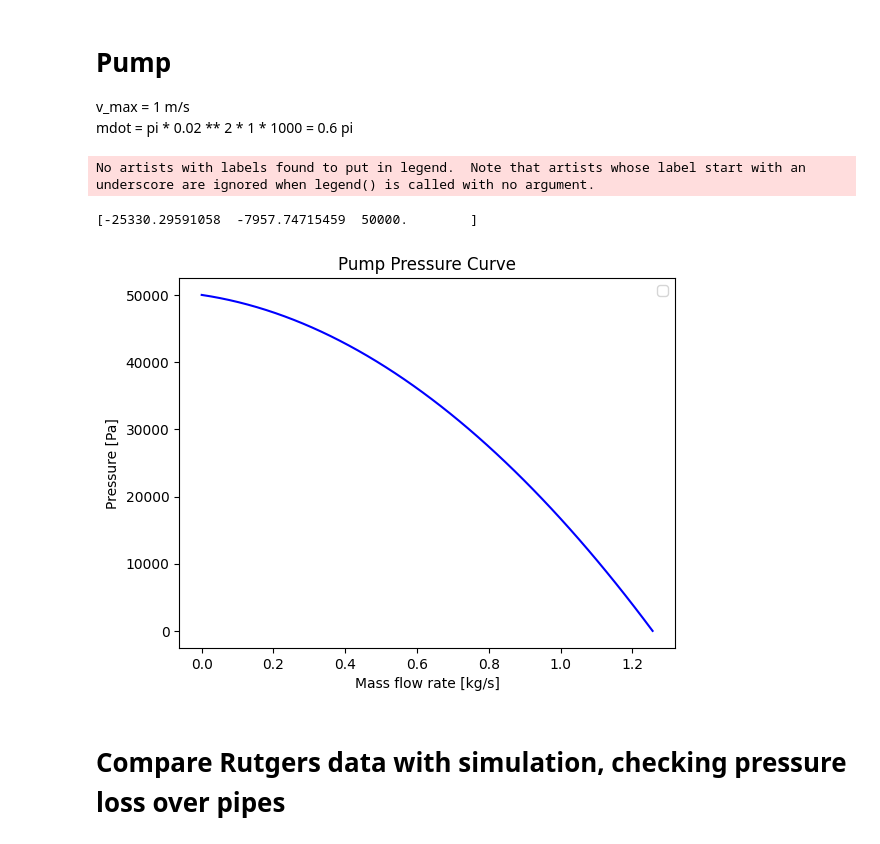
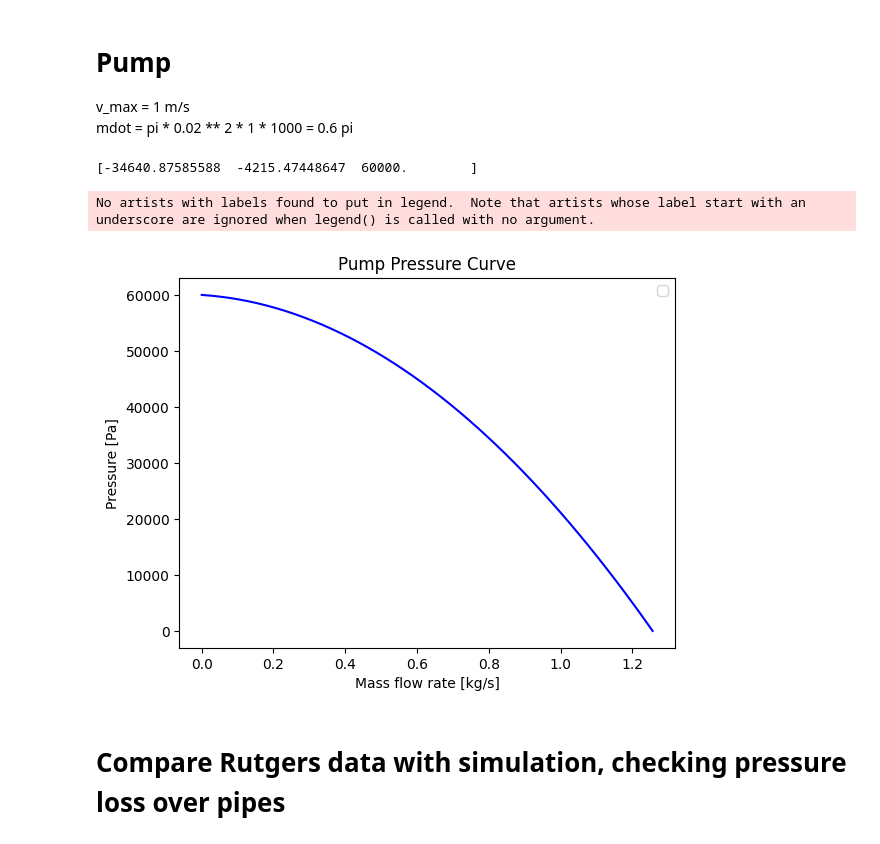
Before and after one commit to Pietervb2/thesis, a Jupyter notebook: obtain_realistic parameters.ipynb, the cells around one changed output. Drawn from its saved outputs; the diff is of its cells as text; code cells hidden in the pictures.

```diff
--- a/obtain_realistic parameters.ipynb
+++ b/obtain_realistic parameters.ipynb
@@ -318,37 +317,37 @@ mdot = pi * 0.02 ** 2 * 1 * 1000 = 0.6 pi
 # %%
 # Measurement data points
 
 mflow_max = 0.02**2 * 1 * 1000 * np.pi  # kg/s
-dp_data = np.array([50e3, 20e3, 0])  # Pa
-mflow_data = np.array([0, 0.3*np.pi, mflow_max])  # kg/s
+dp_data = np.array([60e3, 45e3, 0])  # Pa
+mflow_data = np.array([0, 0.6, mflow_max])  # kg/s
 
 # Fit quadratic curve to data: dp = a*mflow^2 + b*mflow + c
 coefficients = np.polyfit(mflow_data, dp_data, 2)
 a, b, c = coefficients
 
 print(coefficients)
 
 # Update pump_curve function with fitted coefficients
 def pump_curve(mflow):
     dp = a * mflow**2 + b * mflow + c
     return dp
 
 # Verify fit
 mflow_test = np.linspace(0, mflow_max, 50)
 dp_fit = [pump_curve(m) for m in mflow_test]
 
 plt.figure()
 # plt.plot(mflow_data, dp_data, 'ro', label='Measurement data')
 plt.plot(mflow_test, dp_fit, 'b-')
 plt.xlabel('Mass flow rate [kg/s]')
 plt.ylabel('Pressure [Pa]')
 plt.title('Pump Pressure Curve')
 plt.legend()
 plt.show()
 # %% [output]
-No artists with labels found to put in legend.  Note that artists whose label start with an underscore are ignored when legend() is called with no argument.
+[-34640.87585588  -4215.47448647  60000.        ]
-[-25330.29591058  -7957.74715459  50000.        ]
+No artists with labels found to put in legend.  Note that artists whose label start with an underscore are ignored when legend() is called with no argument.
-[figure, old version]
+[figure, new version]
 # %% [markdown]
 # Compare Rutgers data with simulation, checking pressure loss over pipes
 # %% [markdown]
```
Also changed, not shown: parts of 2 cells of this notebook, 6 other files.
